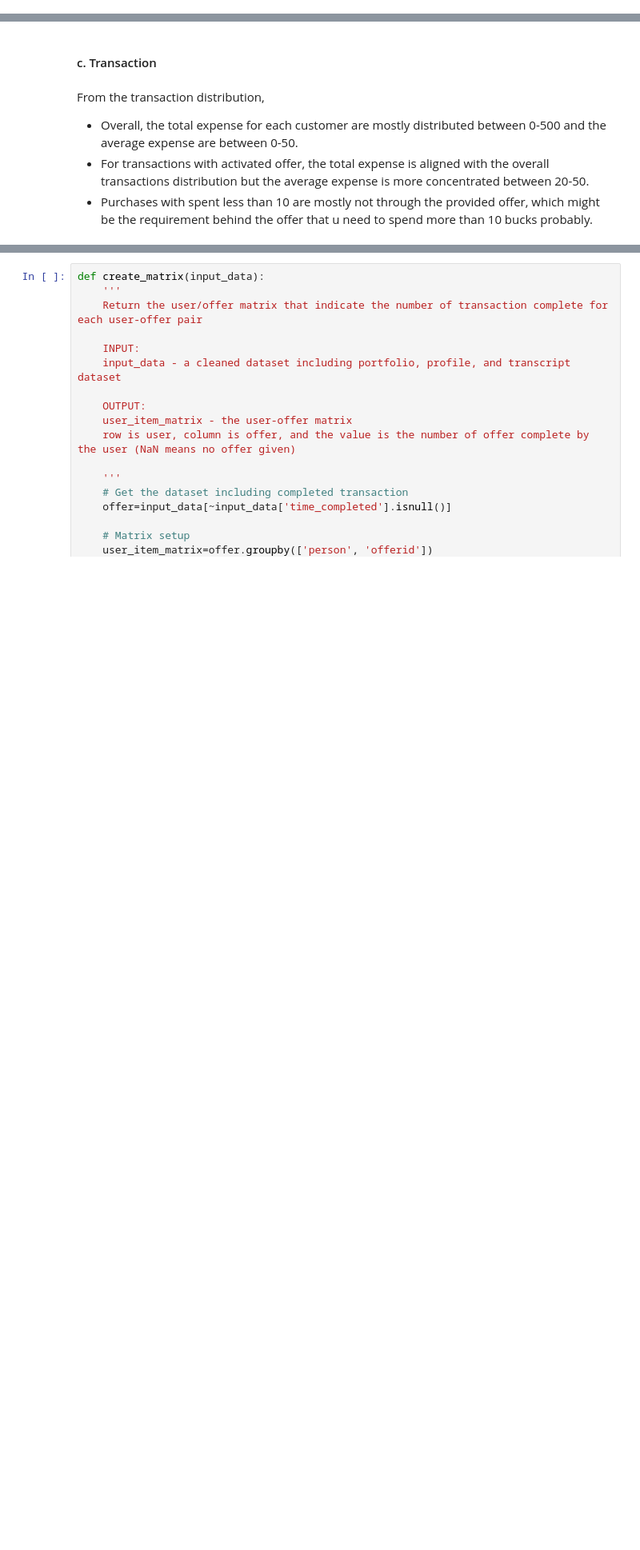
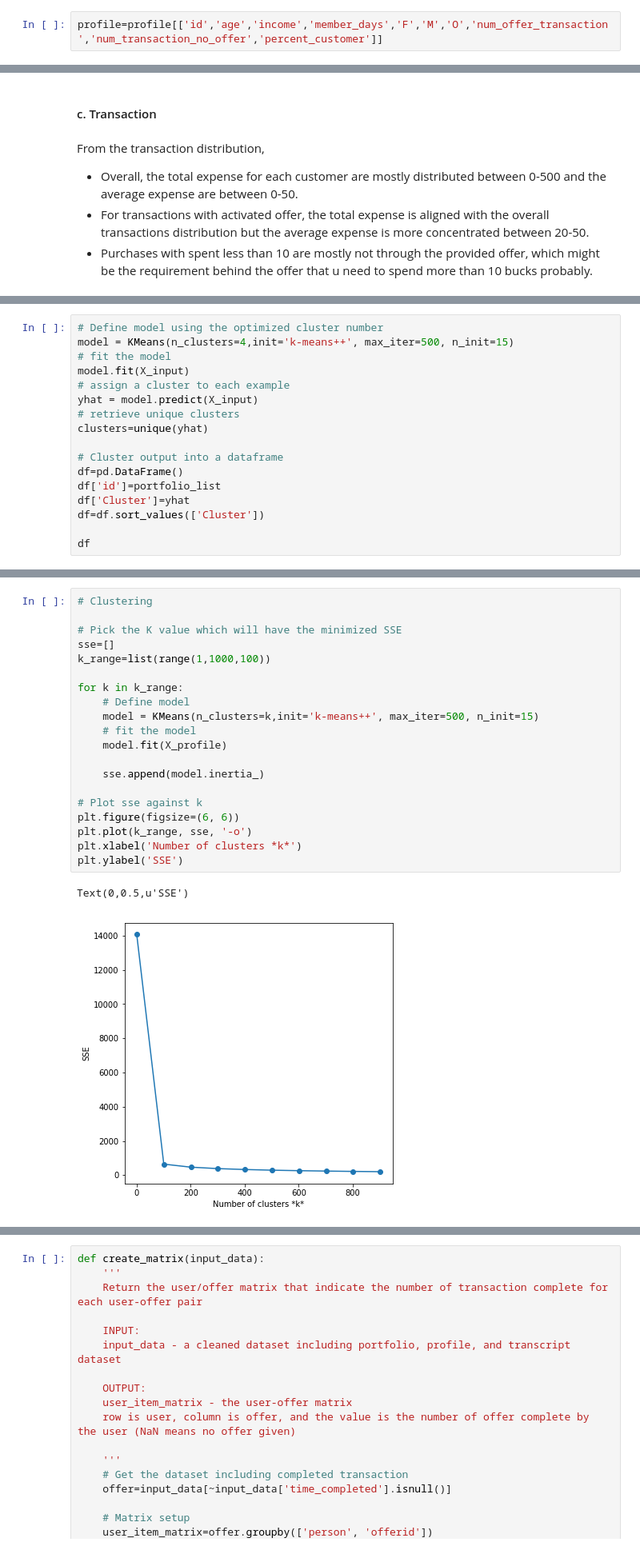
Before and after one commit to Ruby1993/starbuck-offer-recommendation, a Jupyter notebook: Starbucks_Capstone_notebook.ipynb, the cells around one changed output, grey strips where cells are left out. Shown at 80% size. Cells and saved outputs as stored; diff of their text form; blank space fills up the shorter version.

```diff
--- a/Starbucks_Capstone_notebook.ipynb
+++ b/Starbucks_Capstone_notebook.ipynb
@@ -660,3 +649,5 @@ profile=profile[['age','income','member_days','F','M','O','num_offer_transaction
+# %%
+profile=profile[['id','age','income','member_days','F','M','O','num_offer_transaction','num_transaction_no_offer','percent_customer']]
 # %%
 corr = profile.corr()
 corr.style.background_gradient(cmap='coolwarm')
@@ -932,0 +991,17 @@ In order to provide the offer to the targetted user with transaction succeed, we
+# %%
+# Define model using the optimized cluster number
+model = KMeans(n_clusters=4,init='k-means++', max_iter=500, n_init=15)
+# fit the model
+model.fit(X_input)
+# assign a cluster to each example
+yhat = model.predict(X_input)
+# retrieve unique clusters
+clusters=unique(yhat)
+
+# Cluster output into a dataframe
+df=pd.DataFrame()
+df['id']=portfolio_list
+df['Cluster']=yhat
+df=df.sort_values(['Cluster'])
+
+df
@@ -932,0 +1022,23 @@ In order to provide the offer to the targetted user with transaction succeed, we
+# %%
+# Clustering
+
+# Pick the K value which will have the minimized SSE
+sse=[]
+k_range=list(range(1,1000,100))
+
+for k in k_range:
+    # Define model
+    model = KMeans(n_clusters=k,init='k-means++', max_iter=500, n_init=15)
+    # fit the model
+    model.fit(X_profile)
+
+    sse.append(model.inertia_)
+
+# Plot sse against k
+plt.figure(figsize=(6, 6))
+plt.plot(k_range, sse, '-o')
+plt.xlabel('Number of clusters *k*')
+plt.ylabel('SSE')
+# %% [output]
+Text(0,0.5,u'SSE')
+[figure, added]
```
Also changed, not shown: parts of 31 cells of this notebook.
